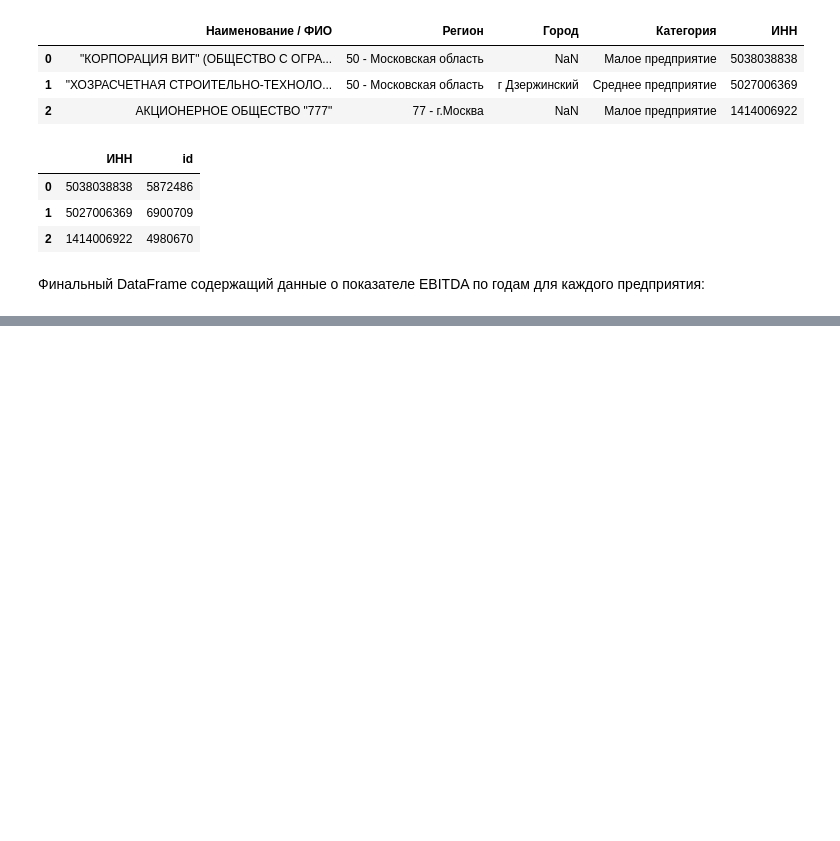
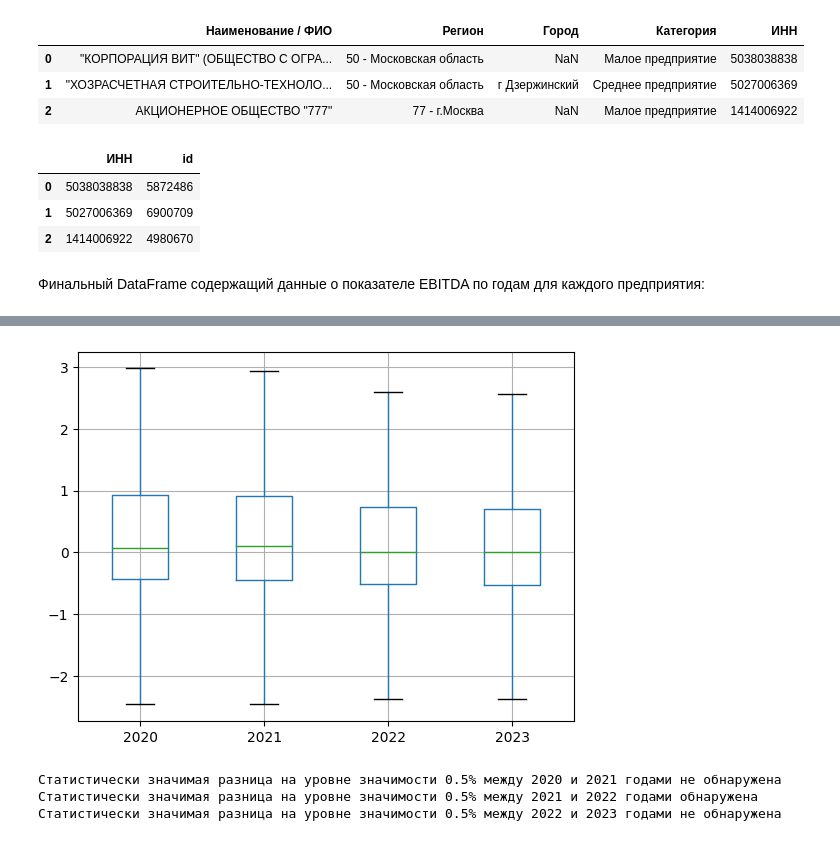
Before and after one commit to aleks-haksly/Postypashka, a Jupyter notebook: DA/02 HW_lab/HW_2.ipynb, the cells around one changed output, grey strips where cells are left out. Drawn from its saved outputs; the diff is of its cells as text; code cells hidden in the pictures; blank space fills up the shorter version.

```diff
--- a/DA/02 HW_lab/HW_2.ipynb
+++ b/DA/02 HW_lab/HW_2.ipynb
@@ -256,0 +264,8 @@ data[['2019',	'2020',	'2021',	'2022',	'2023']].dropna(subset=['2021',	'2022',	'2
+# %%
+data[['2019',	'2020',	'2021',	'2022',	'2023']].dropna(subset=['2021',	'2022',	'2023'])\
+                                              .pct_change(axis=1)\
+                                              .replace([np.inf, -np.inf], np.nan)[['2020', '2021',	'2022',	'2023']]\
+                                              .apply(replace_extreme_quantiles, axis=0)\
+                                              .boxplot(showfliers=False);
+# %% [output]
+[figure, added]
@@ -256,0 +306,9 @@ data[['2019',	'2020',	'2021',	'2022',	'2023']].dropna(subset=['2021',	'2022',	'2
+# %%
+alpha = 0.005
+for start_year, end_year in zip(test_data.columns[:-1], test_data.columns[1:]):
+    print(f'Статистически значимая разница на уровне значимости {alpha:.1%} между {start_year} и {end_year} годами',
+     ['обнаружена', 'не обнаружена'][bool(mannwhitneyu(test_data[start_year].dropna(), test_data[end_year].dropna())[1] > alpha)])
+# %% [output]
+Статистически значимая разница на уровне значимости 0.5% между 2020 и 2021 годами не обнаружена
+Статистически значимая разница на уровне значимости 0.5% между 2021 и 2022 годами обнаружена
+Статистически значимая разница на уровне значимости 0.5% между 2022 и 2023 годами не обнаружена
```
Also changed, not shown: parts of 11 cells of this notebook.
